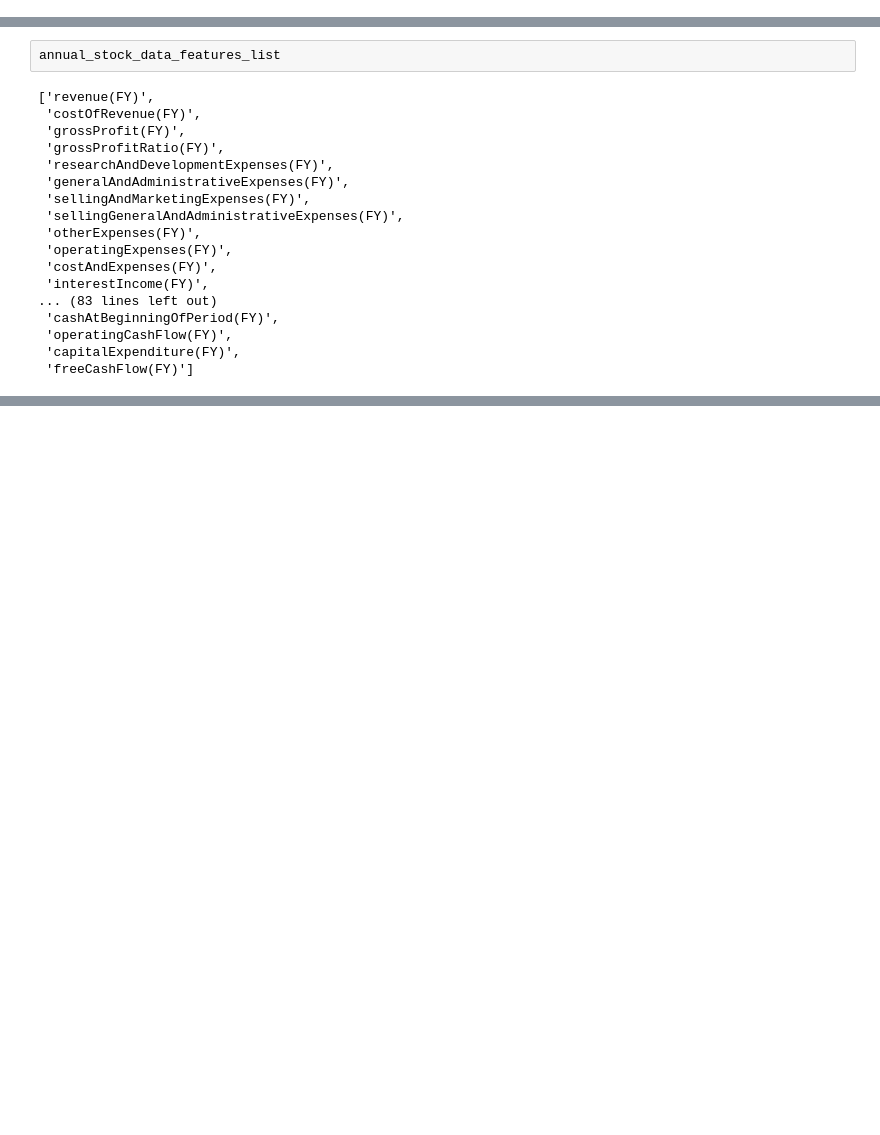
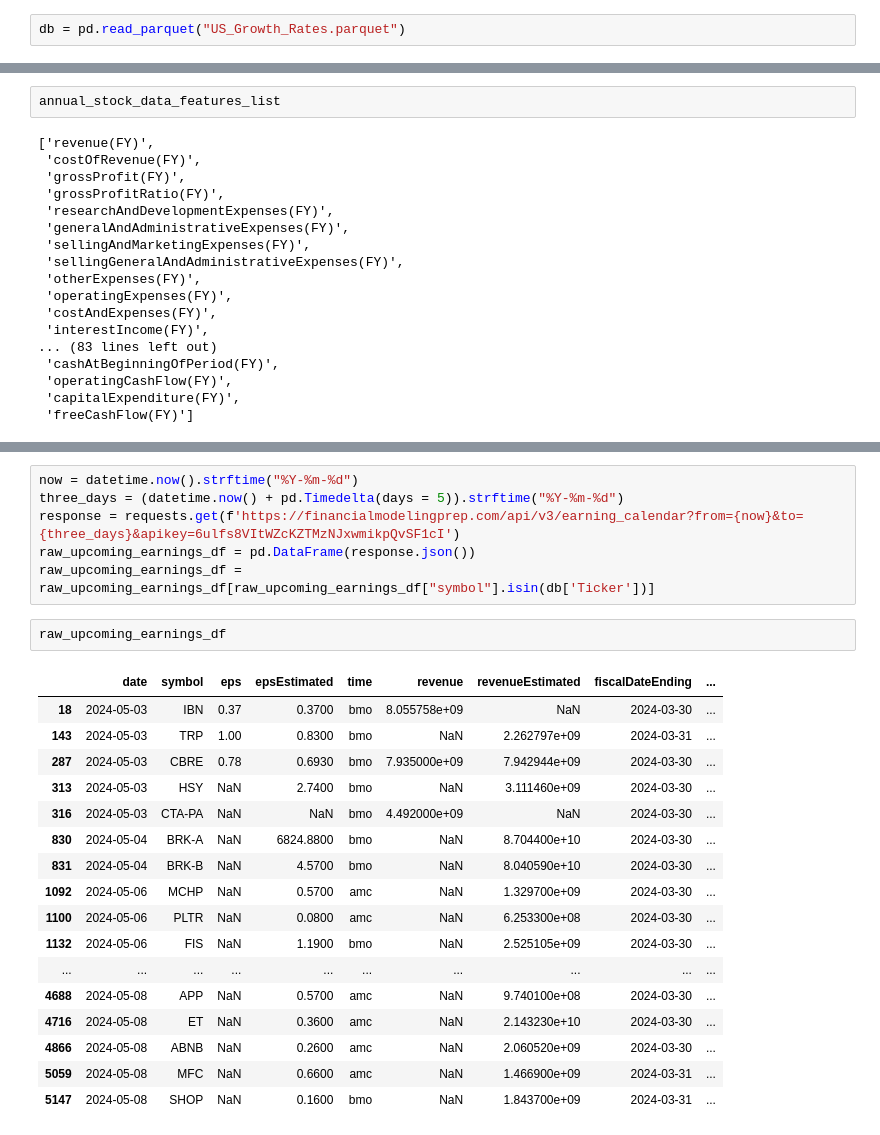
Before and after one commit to Hamza-joosub/StonksModels, a Jupyter notebook: WebAPP.ipynb, the cells around one changed output, grey strips where cells are left out. Drawn from its saved outputs; the diff is of its cells as text; blank space fills up the shorter version.

Commit message:
added ratio db, earnings calender and sidebar

```diff
--- a/WebAPP.ipynb
+++ b/WebAPP.ipynb
@@ -572,3 +568,5 @@ NameError: name 'pd' is not defined
+# %%
+db = pd.read_parquet("US_Growth_Rates.parquet")
 # %%
 process_revenue_metrics_db(annual_stock_data, )
 # %%
@@ -624,0 +627,26 @@ upcoming_earnings_df.head(30)
+# %%
+now = datetime.now().strftime("%Y-%m-%d")
+three_days = (datetime.now() + pd.Timedelta(days = 5)).strftime("%Y-%m-%d")
+response = requests.get(f'https://financialmodelingprep.com/api/v3/earning_calendar?from={now}&to={three_days}&apikey=6ulfs8VItWZcKZTMzNJxwmikpQvSF1cI')
+raw_upcoming_earnings_df = pd.DataFrame(response.json())
+raw_upcoming_earnings_df = raw_upcoming_earnings_df[raw_upcoming_earnings_df["symbol"].isin(db['Ticker'])]
+# %%
+raw_upcoming_earnings_df
+# %% [output]
+|  | date | symbol | eps | epsEstimated | time | revenue | revenueEstimated | fiscalDateEnding | ... |
+| 18 | 2024-05-03 | IBN | 0.37 | 0.3700 | bmo | 8.055758e+09 | NaN | 2024-03-30 | ... |
+| 143 | 2024-05-03 | TRP | 1.00 | 0.8300 | bmo | NaN | 2.262797e+09 | 2024-03-31 | ... |
+| 287 | 2024-05-03 | CBRE | 0.78 | 0.6930 | bmo | 7.935000e+09 | 7.942944e+09 | 2024-03-30 | ... |
+| 313 | 2024-05-03 | HSY | NaN | 2.7400 | bmo | NaN | 3.111460e+09 | 2024-03-30 | ... |
+| 316 | 2024-05-03 | CTA-PA | NaN | NaN | bmo | 4.492000e+09 | NaN | 2024-03-30 | ... |
+| 830 | 2024-05-04 | BRK-A | NaN | 6824.8800 | bmo | NaN | 8.704400e+10 | 2024-03-30 | ... |
+| 831 | 2024-05-04 | BRK-B | NaN | 4.5700 | bmo | NaN | 8.040590e+10 | 2024-03-30 | ... |
+| 1092 | 2024-05-06 | MCHP | NaN | 0.5700 | amc | NaN | 1.329700e+09 | 2024-03-30 | ... |
+| 1100 | 2024-05-06 | PLTR | NaN | 0.0800 | amc | NaN | 6.253300e+08 | 2024-03-30 | ... |
+| 1132 | 2024-05-06 | FIS | NaN | 1.1900 | bmo | NaN | 2.525105e+09 | 2024-03-30 | ... |
+| ... | ... | ... | ... | ... | ... | ... | ... | ... | ... |
+| 4688 | 2024-05-08 | APP | NaN | 0.5700 | amc | NaN | 9.740100e+08 | 2024-03-30 | ... |
+| 4716 | 2024-05-08 | ET | NaN | 0.3600 | amc | NaN | 2.143230e+10 | 2024-03-30 | ... |
+| 4866 | 2024-05-08 | ABNB | NaN | 0.2600 | amc | NaN | 2.060520e+09 | 2024-03-30 | ... |
+| 5059 | 2024-05-08 | MFC | NaN | 0.6600 | amc | NaN | 1.466900e+09 | 2024-03-31 | ... |
+| 5147 | 2024-05-08 | SHOP | NaN | 0.1600 | bmo | NaN | 1.843700e+09 | 2024-03-31 | ... |
```
Also changed, not shown: parts of 3 cells of this notebook, 10 other files.
